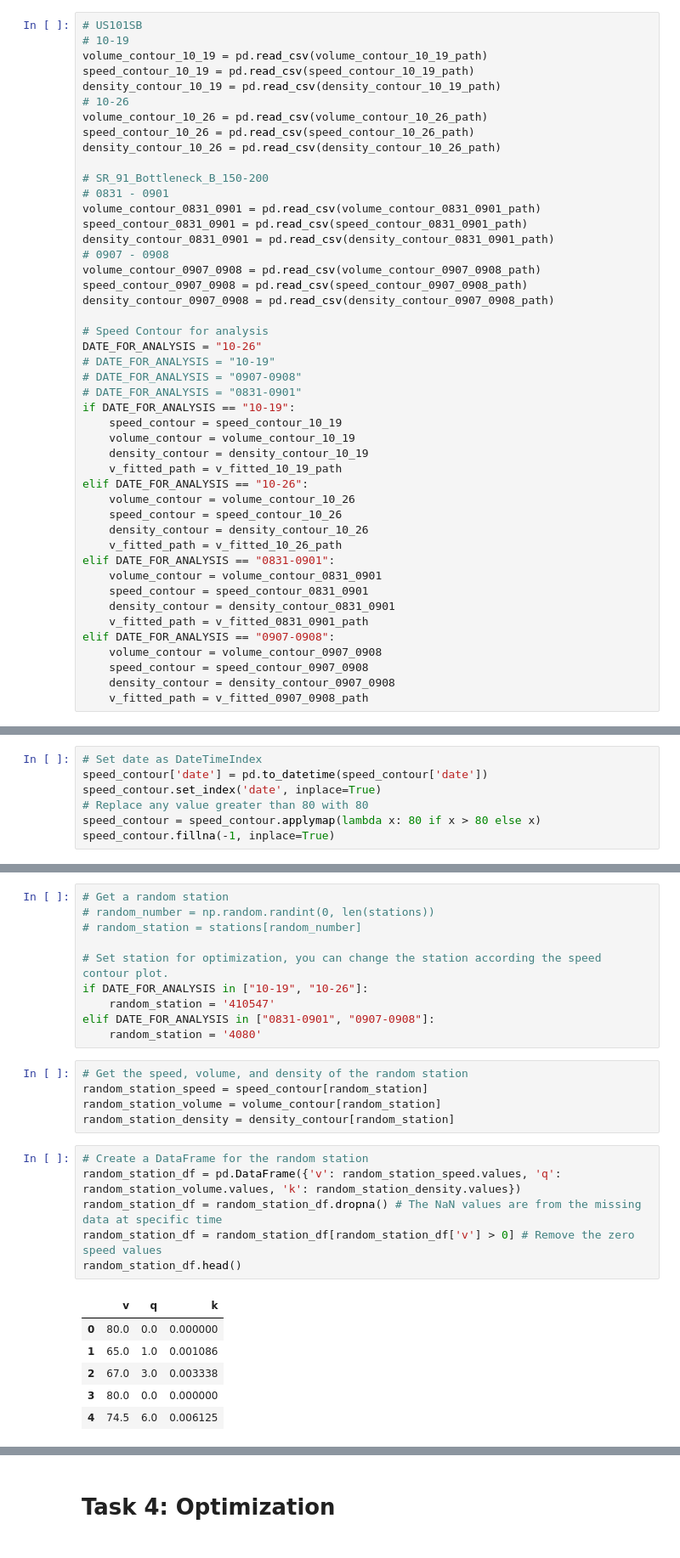
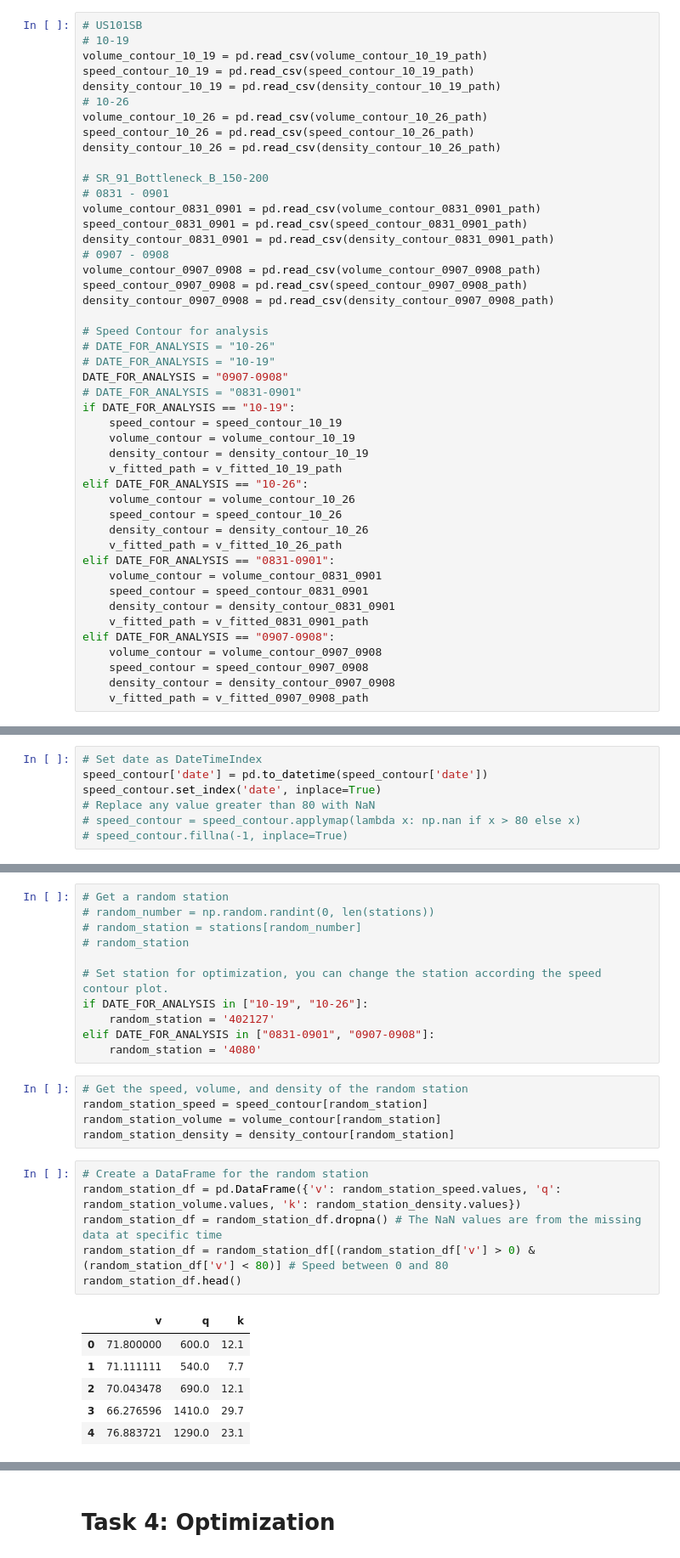
Before and after one commit to jingxuehan0707/ce593, a Jupyter notebook: project_task_03.ipynb, the cells around one changed output, grey strips where cells are left out. Shown at 85% size. Drawn from its saved outputs; the diff is of its cells as text.

```diff
--- a/project_task_03.ipynb
+++ b/project_task_03.ipynb
@@ -63,9 +63,9 @@ speed_contour_0907_0908 = pd.read_csv(speed_contour_0907_0908_path)
 density_contour_0907_0908 = pd.read_csv(density_contour_0907_0908_path)
 
 # Speed Contour for analysis
-DATE_FOR_ANALYSIS = "10-26"
+# DATE_FOR_ANALYSIS = "10-26"
 # DATE_FOR_ANALYSIS = "10-19"
-# DATE_FOR_ANALYSIS = "0907-0908"
+DATE_FOR_ANALYSIS = "0907-0908"
 # DATE_FOR_ANALYSIS = "0831-0901"
 if DATE_FOR_ANALYSIS == "10-19":
     speed_contour = speed_contour_10_19
@@ -93,9 +93,9 @@ elif DATE_FOR_ANALYSIS == "0907-0908":
 # Set date as DateTimeIndex
 speed_contour['date'] = pd.to_datetime(speed_contour['date'])
 speed_contour.set_index('date', inplace=True)
-# Replace any value greater than 80 with 80
-speed_contour = speed_contour.applymap(lambda x: 80 if x > 80 else x)
-speed_contour.fillna(-1, inplace=True)
+# Replace any value greater than 80 with NaN
+# speed_contour = speed_contour.applymap(lambda x: np.nan if x > 80 else x)
+# speed_contour.fillna(-1, inplace=True)
 # %%
 # Set the jammed speed threshold
 SPEED_JAMMED = 50
@@ -158,10 +158,11 @@ This analysis will help in understanding the traffic behavior at the chosen stat
 # Get a random station
 # random_number = np.random.randint(0, len(stations))
 # random_station = stations[random_number]
+# random_station
 
 # Set station for optimization, you can change the station according the speed contour plot.
 if DATE_FOR_ANALYSIS in ["10-19", "10-26"]:
-    random_station = '410547'
+    random_station = '402127'
 elif DATE_FOR_ANALYSIS in ["0831-0901", "0907-0908"]:
     random_station = '4080'
 # %%
@@ -172,16 +173,16 @@ random_station_density = density_contour[random_station]
 # %%
 # Create a DataFrame for the random station
 random_station_df = pd.DataFrame({'v': random_station_speed.values, 'q': random_station_volume.values, 'k': random_station_density.values})
 random_station_df = random_station_df.dropna() # The NaN values are from the missing data at specific time
-random_station_df = random_station_df[random_station_df['v'] > 0] # Remove the zero speed values
+random_station_df = random_station_df[(random_station_df['v'] > 0) & (random_station_df['v'] < 80)] # Speed between 0 and 80
 random_station_df.head()
 # %% [output]
 |  | v | q | k |
-| 0 | 80.0 | 0.0 | 0.000000 |
-| 1 | 65.0 | 1.0 | 0.001086 |
-| 2 | 67.0 | 3.0 | 0.003338 |
-| 3 | 80.0 | 0.0 | 0.000000 |
-| 4 | 74.5 | 6.0 | 0.006125 |
+| 0 | 71.800000 | 600.0 | 12.1 |
+| 1 | 71.111111 | 540.0 | 7.7 |
+| 2 | 70.043478 | 690.0 | 12.1 |
+| 3 | 66.276596 | 1410.0 | 29.7 |
+| 4 | 76.883721 | 1290.0 | 23.1 |
 # %%
 # Plot v-q, v-k, and q-k diagrams for one station
 plt.figure(figsize=(15, 5))
```
Also changed, not shown: parts of 5 cells of this notebook, 17 other files.
